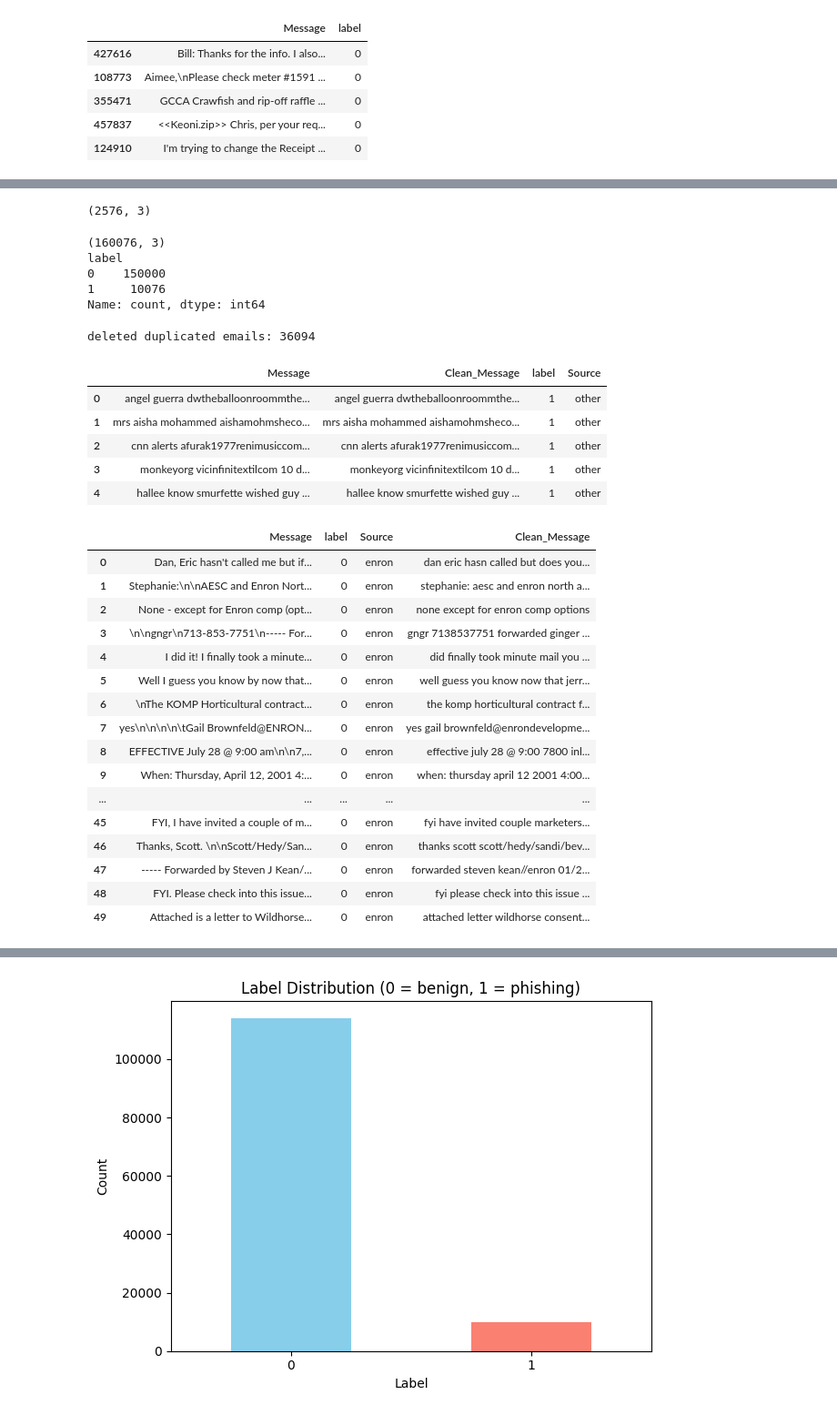
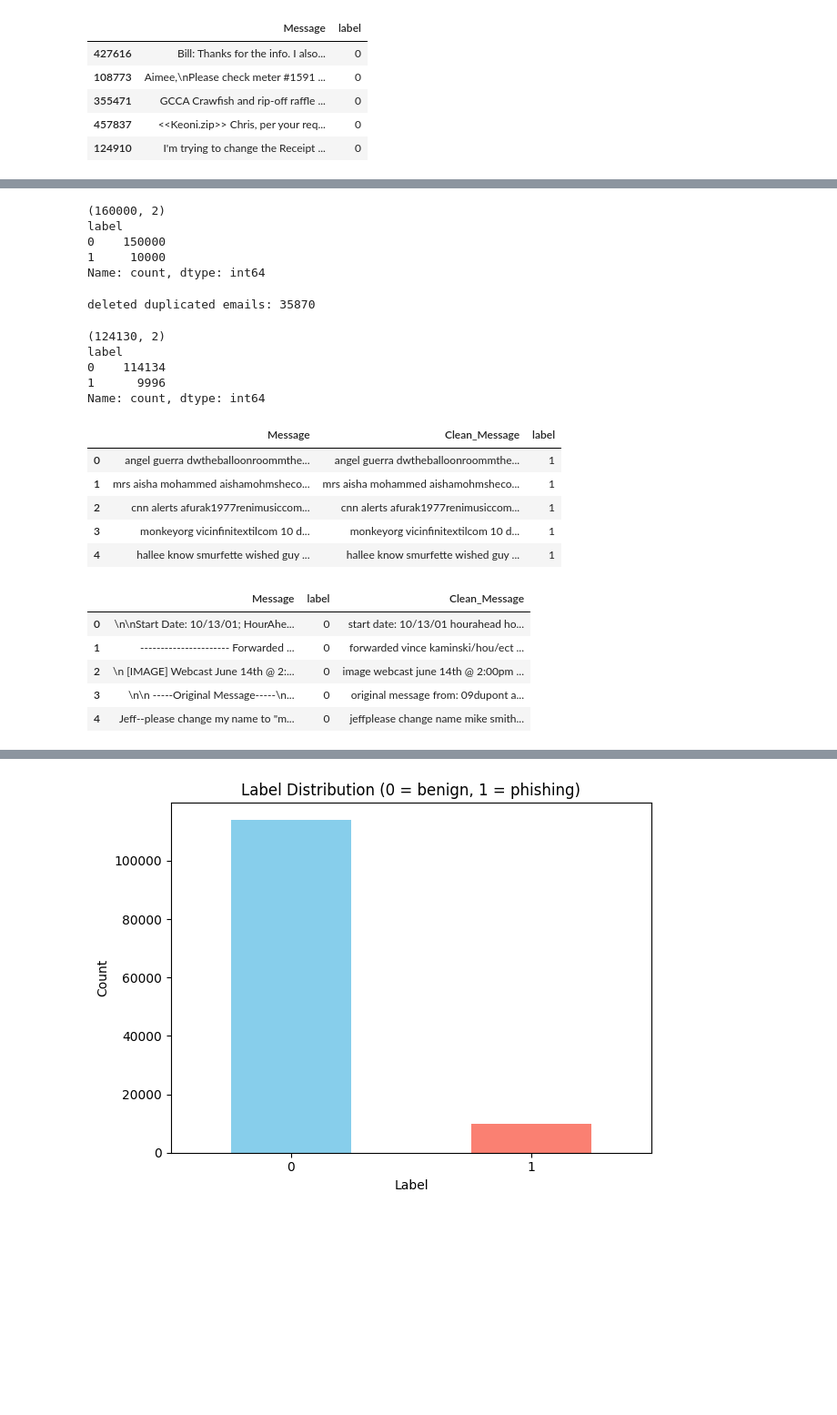
Before and after one commit to shiyunL85/Summer-2025-ECE-597-Group4, a Jupyter notebook: Data Preprocessing/Final_dataset_analysis_new.ipynb, the cells around one changed output, grey strips where cells are left out. Shown at 91% size. Drawn from its saved outputs; the diff is of its cells as text; code cells hidden in the pictures; blank space fills up the shorter version.

```diff
--- a/Data Preprocessing/Final_dataset_analysis_new.ipynb
+++ b/Data Preprocessing/Final_dataset_analysis_new.ipynb
@@ -224,10 +184,9 @@ kaggle_phishing_df['label'].value_counts()
 # kaggle_phishing_df[kaggle_phishing_df['label'] == 1].head(10)
 
 
-kaggle_phishing_samples = kaggle_phishing_df[kaggle_phishing_df['label'] == 1].sample(n=7500, random_state=42)
+kaggle_phishing_samples = kaggle_phishing_df[kaggle_phishing_df['label'] == 1].sample(n=10000, random_state=42)
 
-kaggle_phishing_samples.head()
 
-uvic_phishing = df
-uvic_phishing.head()
+kaggle_phishing_samples = kaggle_phishing_samples.rename(columns={"text_combined": "Message"})
+kaggle_phishing_samples.head
 # %% [output]
@@ -260,31 +207,18 @@ uvic_phishing_df.head()
-# %%
-
-kaggle_phishing_samples = kaggle_phishing_samples.rename(columns={"text_combined": "Message"}) if "text_combined" in kaggle_phishing_samples.columns else kaggle_phishing_samples
-kaggle_phishing_samples['Source'] = 'other'
-enron_sampled_clean_df = enron_sampled_clean.rename(columns={"text_combined": "Message"}) if "text_combined" in enron_sampled_clean.columns else enron_sampled_clean
-enron_sampled_clean_df['Source'] = 'enron'
-kaggle_phishing_samples.head
-enron_sampled_clean_df.head
-uvic_phishing_df.shape
-# enron_sampled_clean_df.shape
-# %% [output]
-(2576, 3)
 # %%
-# combine three datasets
+# combine two datasets
 all_emails_df = pd.concat([
-    kaggle_phishing_samples[['Message', 'label','Source']],
-    uvic_phishing_df[['Message', 'label','Source']],
-    enron_sampled_clean_df[['Message', 'label', 'Source']]
+    kaggle_phishing_samples[['Message', 'label']],
+    enron_sampled_clean[['Message', 'label']]
 ], ignore_index=True)
 
 
 print(all_emails_df.shape)
 print(all_emails_df['label'].value_counts())
 # %% [output]
-(160076, 3)
+(160000, 2)
 label
 0    150000
-1     10076
+1     10000
 Name: count, dtype: int64
 # %%
 before = all_emails_df.shape[0]
@@ -292,7 +226,16 @@ all_emails_df.drop_duplicates(subset='Message', inplace=True)
 after = all_emails_df.shape[0]
 print(f"deleted duplicated emails: {before - after} ")
 # %% [output]
-deleted duplicated emails: 36094
+deleted duplicated emails: 35870
+# %%
+print(all_emails_df.shape)
+print(all_emails_df['label'].value_counts())
+# %% [output]
+(124130, 2)
+label
+0    114134
+1      9996
+Name: count, dtype: int64
 # %%
 import re
 def clean_text(text):
@@ -307,12 +250,12 @@ def clean_text(text):
 # %%
 all_emails_df['Clean_Message'] = all_emails_df['Message'].apply(clean_text)
 # %%
-all_emails_df[['Message', 'Clean_Message', 'label','Source']].head()
+all_emails_df[['Message', 'Clean_Message', 'label']].head()
 # %% [output]
-|  | Message | Clean_Message | label | Source |
-| 0 | angel guerra dwtheballoonroommthe... | angel guerra dwtheballoonroommthe... | 1 | other |
-| 1 | mrs aisha mohammed aishamohmsheco... | mrs aisha mohammed aishamohmsheco... | 1 | other |
-| 2 | cnn alerts afurak1977renimusiccom... | cnn alerts afurak1977renimusiccom... | 1 | other |
-| 3 | monkeyorg vicinfinitextilcom 10 d... | monkeyorg vicinfinitextilcom 10 d... | 1 | other |
-| 4 | hallee know smurfette wished guy ... | hallee know smurfette wished guy ... | 1 | other |
+|  | Message | Clean_Message | label |
+| 0 | angel guerra dwtheballoonroommthe... | angel guerra dwtheballoonroommthe... | 1 |
+| 1 | mrs aisha mohammed aishamohmsheco... | mrs aisha mohammed aishamohmsheco... | 1 |
+| 2 | cnn alerts afurak1977renimusiccom... | cnn alerts afurak1977renimusiccom... | 1 |
+| 3 | monkeyorg vicinfinitextilcom 10 d... | monkeyorg vicinfinitextilcom 10 d... | 1 |
+| 4 | hallee know smurfette wished guy ... | hallee know smurfette wished guy ... | 1 |
 # %%
@@ -322,24 +265,13 @@ from sklearn.utils import shuffle
 # shuffle
 all_emails_df = shuffle(all_emails_df, random_state=42).reset_index(drop=True)
 # %%
-all_emails_df.head(50)
+all_emails_df.head()
 # %% [output]
-|  | Message | label | Source | Clean_Message |
-| 0 | Dan, Eric hasn't called me but if... | 0 | enron | dan eric hasn called but does you... |
-| 1 | Stephanie:\n\nAESC and Enron Nort... | 0 | enron | stephanie: aesc and enron north a... |
-| 2 | None - except for Enron comp (opt... | 0 | enron | none except for enron comp options |
-| 3 | \n\ngngr\n713-853-7751\n----- For... | 0 | enron | gngr 7138537751 forwarded ginger ... |
-| 4 | I did it! I finally took a minute... | 0 | enron | did finally took minute mail you ... |
-| 5 | Well I guess you know by now that... | 0 | enron | well guess you know now that jerr... |
-| 6 | \nThe KOMP Horticultural contract... | 0 | enron | the komp horticultural contract f... |
-| 7 | yes\n\n\n\n\tGail Brownfeld@ENRON... | 0 | enron | yes gail brownfeld@enrondevelopme... |
-| 8 | EFFECTIVE July 28 @ 9:00 am\n\n7,... | 0 | enron | effective july 28 @ 9:00 7800 inl... |
-| 9 | When: Thursday, April 12, 2001 4:... | 0 | enron | when: thursday april 12 2001 4:00... |
-| ... | ... | ... | ... | ... |
-| 45 | FYI, I have invited a couple of m... | 0 | enron | fyi have invited couple marketers... |
-| 46 | Thanks, Scott. \n\nScott/Hedy/San... | 0 | enron | thanks scott scott/hedy/sandi/bev... |
-| 47 | ----- Forwarded by Steven J Kean/... | 0 | enron | forwarded steven kean//enron 01/2... |
-| 48 | FYI. Please check into this issue... | 0 | enron | fyi please check into this issue ... |
-| 49 | Attached is a letter to Wildhorse... | 0 | enron | attached letter wildhorse consent... |
+|  | Message | label | Clean_Message |
+| 0 | \n\nStart Date: 10/13/01; HourAhe... | 0 | start date: 10/13/01 hourahead ho... |
+| 1 | ---------------------- Forwarded ... | 0 | forwarded vince kaminski/hou/ect ... |
+| 2 | \n [IMAGE] Webcast June 14th @ 2:... | 0 | image webcast june 14th @ 2:00pm ... |
+| 3 | \n\n -----Original Message-----\n... | 0 | original message from: 09dupont a... |
+| 4 | Jeff--please change my name to "m... | 0 | jeffplease change name mike smith... |
 # %%
 all_emails_df.to_csv("combined_raw_dataset.csv", index=False)
```
Also changed, not shown: parts of 13 cells of this notebook.
